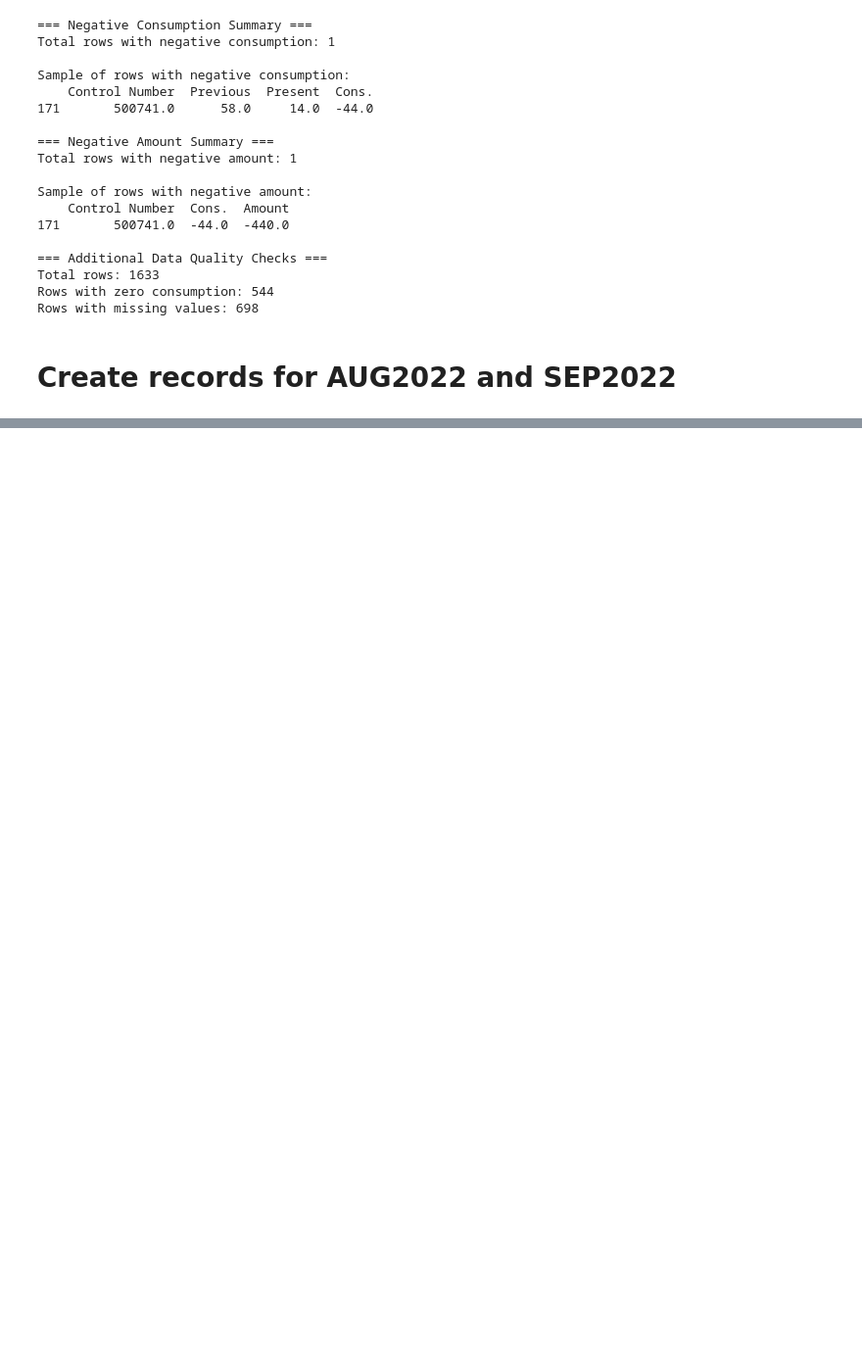
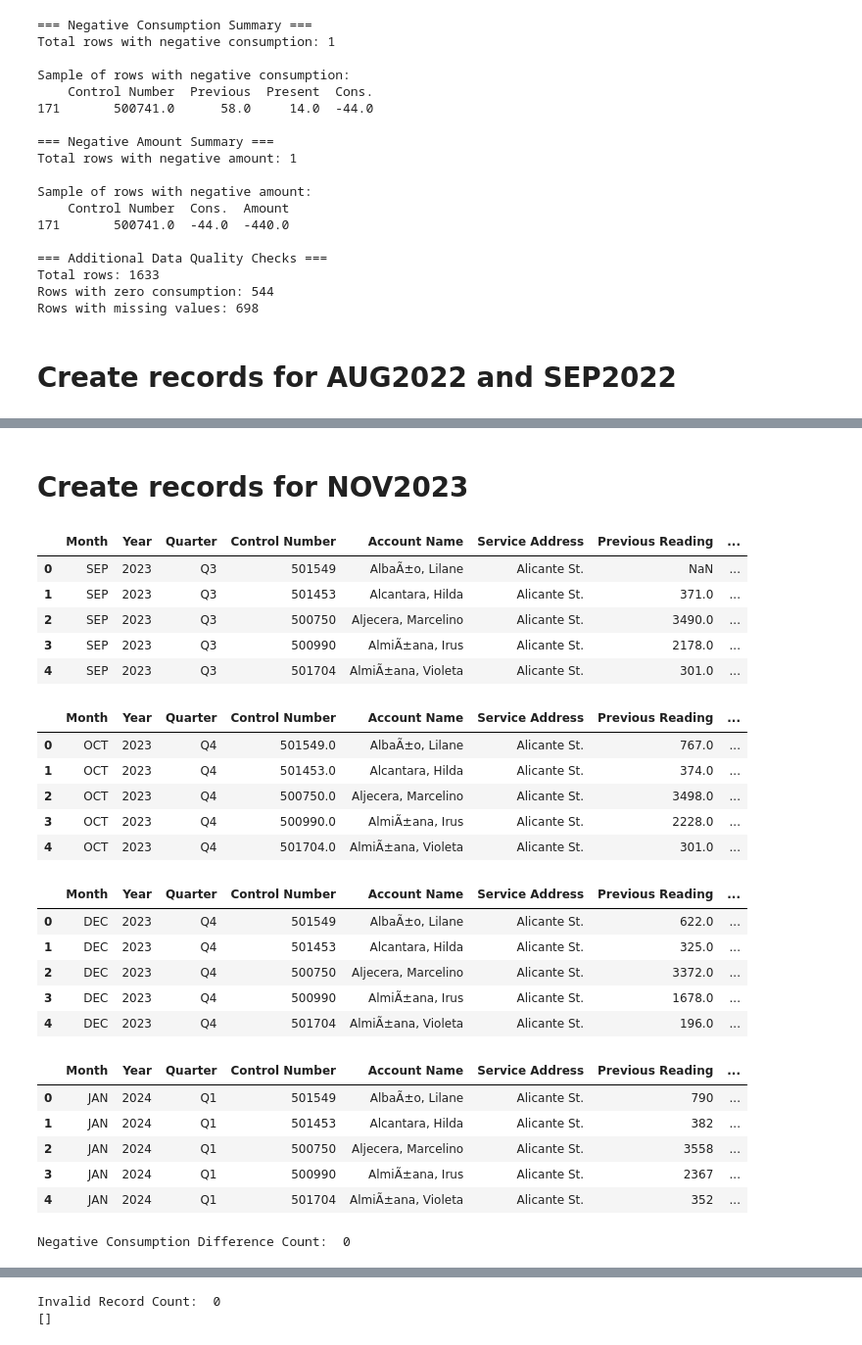
Before and after one commit to marcusAlmo/waterflow_model_training, a Jupyter notebook: data_preparation/v1/record_splitting.ipynb, the cells around one changed output, grey strips where cells are left out. Shown: that part at 98% size. Saved outputs shown, nothing was run; the diff lists cells and outputs as text; code cells hidden in the pictures; blank space fills up the shorter version.

```diff
--- a/data_preparation/v1/record_splitting.ipynb
+++ b/data_preparation/v1/record_splitting.ipynb
@@ -630,0 +612,78 @@ with open("../../dataset/raw/2022/SEP2022.csv", "w", newline="", encoding='latin
+# %% [markdown]
+# Create records for NOV2023
+# %%
+# Review of consumption difference
+import pandas as pd
+from IPython.display import display
+
+def enforce_schema(df):
+    df['Control Number'] = df['Control Number'].astype(object)
+    df['Account Name'] = df['Account Name'].astype(object)
+    return df
+
+sep_df = pd.read_csv("../../dataset/clean/semi_clean/2023/SEP_2023_semi_clean.csv", encoding='utf-8')
+sep_df = enforce_schema(sep_df)
+display(sep_df.head())
+oct_df = pd.read_csv("../../dataset/clean/semi_clean/2023/OCT_2023_semi_clean.csv", encoding='utf-8')
+oct_df = enforce_schema(oct_df)
+display(oct_df.head())
+dec_df = pd.read_csv("../../dataset/clean/semi_clean/2023/DEC_2023_semi_clean.csv", encoding='utf-8')
+dec_df = enforce_schema(dec_df)
+display(dec_df.head())
+jan_df = pd.read_csv("../../dataset/clean/semi_clean/2024/JAN_2024_semi_clean.csv", encoding='utf-8')
+jan_df = enforce_schema(jan_df)
+display(jan_df.head())
+
+sep_df = sep_df[['Control Number', 'Account Name', 'Cleaned Previous Reading', 'Cleaned Present Reading']]
+sep_df = sep_df.rename(columns={'Cleaned Previous Reading': 'Cleaned Previous Reading September', 'Cleaned Present Reading': 'Cleaned Present Reading September'})
+
+oct_df = oct_df[['Control Number', 'Account Name', 'Cleaned Previous Reading', 'Cleaned Present Reading']]
+oct_df = oct_df.rename(columns={'Cleaned Previous Reading': 'Cleaned Previous Reading October', 'Cleaned Present Reading': 'Cleaned Present Reading October'})
+
+dec_df = dec_df[['Control Number', 'Account Name', 'Cleaned Previous Reading', 'Cleaned Present Reading']]
+dec_df = dec_df.rename(columns={'Cleaned Previous Reading': 'Cleaned Previous Reading December', 'Cleaned Present Reading': 'Cleaned Present Reading December'})
+
+jan_df = jan_df[['Control Number', 'Account Name', 'Cleaned Previous Reading', 'Cleaned Present Reading']]
+jan_df = jan_df.rename(columns={'Cleaned Previous Reading': 'Cleaned Previous Reading January', 'Cleaned Present Reading': 'Cleaned Present Reading January'})
+
+merged_df = pd.merge(sep_df, oct_df, on=['Control Number', 'Account Name'])
+merged_df = pd.merge(merged_df, dec_df, on=['Control Number', 'Account Name'])
+merged_df = pd.merge(merged_df, jan_df, on=['Control Number', 'Account Name'])
+
+merged_df['Consumption Difference'] = pd.to_numeric(merged_df['Cleaned Present Reading December']) - pd.to_numeric(merged_df['Cleaned Present Reading October'])
+
+negative_df = merged_df[merged_df['Consumption Difference'] < 0]
+print("Negative Consumption Difference Count: ", len(negative_df))
+display(negative_df[['Control Number', 'Account Name', 'Cleaned Previous Reading October','Cleaned Present Reading October', 'Cleaned Previous Reading December', 'Cleaned Present Reading December', 'Consumption Difference']].head())
+display(negative_df)
+
+result = merged_df.loc[merged_df['Consumption Difference'] < 0, 'Control Number'].unique()
+invalid_record = [result.astype(int) for result in result]
+print("Invalid Record Count: ", len(invalid_record))
+print(invalid_record)
+# %% [output]
+|  | Month | Year | Quarter | Control Number | Account Name | Service Address | Previous Reading | ... |
+| 0 | SEP | 2023 | Q3 | 501549 | AlbaÃ±o, Lilane | Alicante St. | NaN | ... |
+| 1 | SEP | 2023 | Q3 | 501453 | Alcantara, Hilda | Alicante St. | 371.0 | ... |
+| 2 | SEP | 2023 | Q3 | 500750 | Aljecera, Marcelino | Alicante St. | 3490.0 | ... |
+| 3 | SEP | 2023 | Q3 | 500990 | AlmiÃ±ana, Irus | Alicante St. | 2178.0 | ... |
+| 4 | SEP | 2023 | Q3 | 501704 | AlmiÃ±ana, Violeta | Alicante St. | 301.0 | ... |
+|  | Month | Year | Quarter | Control Number | Account Name | Service Address | Previous Reading | ... |
+| 0 | OCT | 2023 | Q4 | 501549.0 | AlbaÃ±o, Lilane | Alicante St. | 767.0 | ... |
+| 1 | OCT | 2023 | Q4 | 501453.0 | Alcantara, Hilda | Alicante St. | 374.0 | ... |
+| 2 | OCT | 2023 | Q4 | 500750.0 | Aljecera, Marcelino | Alicante St. | 3498.0 | ... |
+| 3 | OCT | 2023 | Q4 | 500990.0 | AlmiÃ±ana, Irus | Alicante St. | 2228.0 | ... |
+| 4 | OCT | 2023 | Q4 | 501704.0 | AlmiÃ±ana, Violeta | Alicante St. | 301.0 | ... |
+|  | Month | Year | Quarter | Control Number | Account Name | Service Address | Previous Reading | ... |
+| 0 | DEC | 2023 | Q4 | 501549 | AlbaÃ±o, Lilane | Alicante St. | 622.0 | ... |
+| 1 | DEC | 2023 | Q4 | 501453 | Alcantara, Hilda | Alicante St. | 325.0 | ... |
+| 2 | DEC | 2023 | Q4 | 500750 | Aljecera, Marcelino | Alicante St. | 3372.0 | ... |
+| 3 | DEC | 2023 | Q4 | 500990 | AlmiÃ±ana, Irus | Alicante St. | 1678.0 | ... |
+| 4 | DEC | 2023 | Q4 | 501704 | AlmiÃ±ana, Violeta | Alicante St. | 196.0 | ... |
+|  | Month | Year | Quarter | Control Number | Account Name | Service Address | Previous Reading | ... |
+| 0 | JAN | 2024 | Q1 | 501549 | AlbaÃ±o, Lilane | Alicante St. | 790 | ... |
+| 1 | JAN | 2024 | Q1 | 501453 | Alcantara, Hilda | Alicante St. | 382 | ... |
+| 2 | JAN | 2024 | Q1 | 500750 | Aljecera, Marcelino | Alicante St. | 3558 | ... |
+| 3 | JAN | 2024 | Q1 | 500990 | AlmiÃ±ana, Irus | Alicante St. | 2367 | ... |
+| 4 | JAN | 2024 | Q1 | 501704 | AlmiÃ±ana, Violeta | Alicante St. | 352 | ... |
+Negative Consumption Difference Count:  0
@@ -630,0 +692,2 @@ with open("../../dataset/raw/2022/SEP2022.csv", "w", newline="", encoding='latin
+Invalid Record Count:  0
+[]
```
Also changed, not shown: parts of 16 cells of this notebook, 3 other files.
